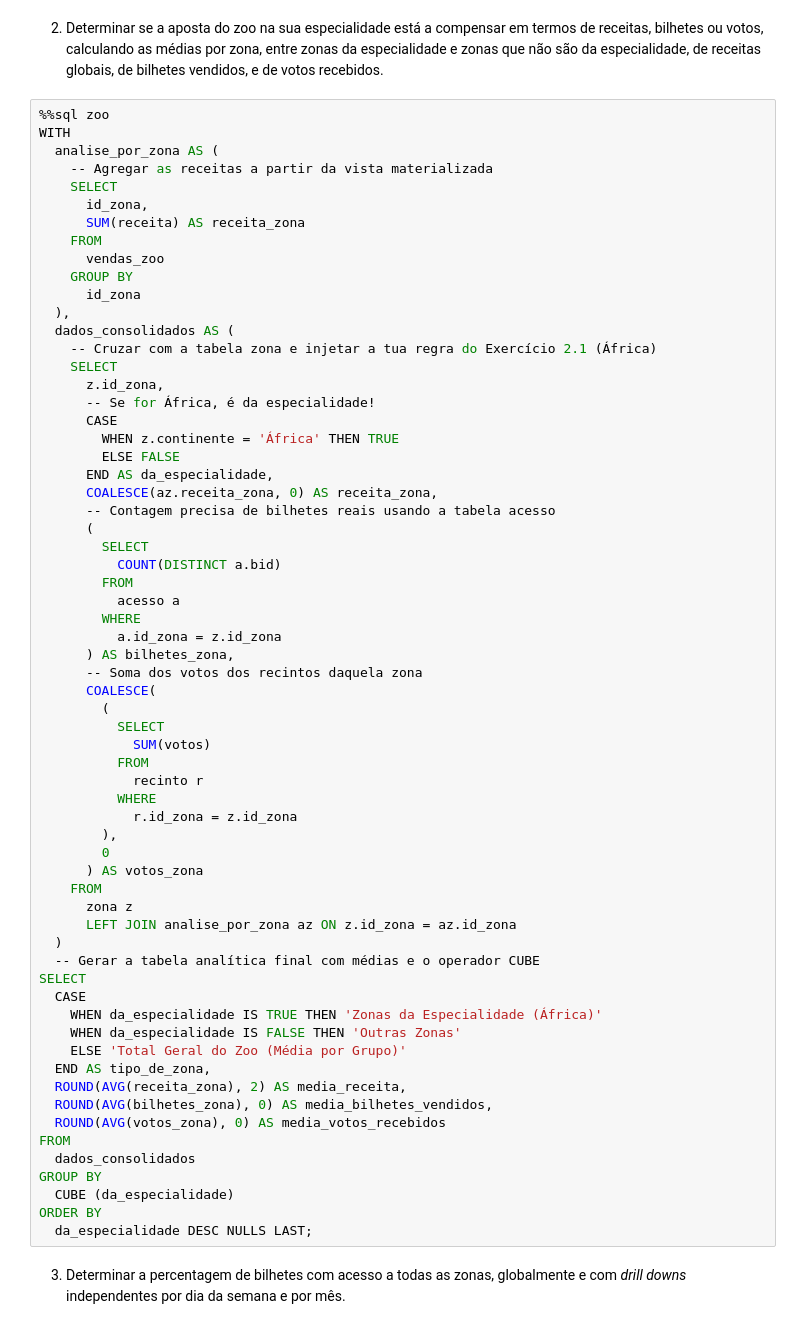
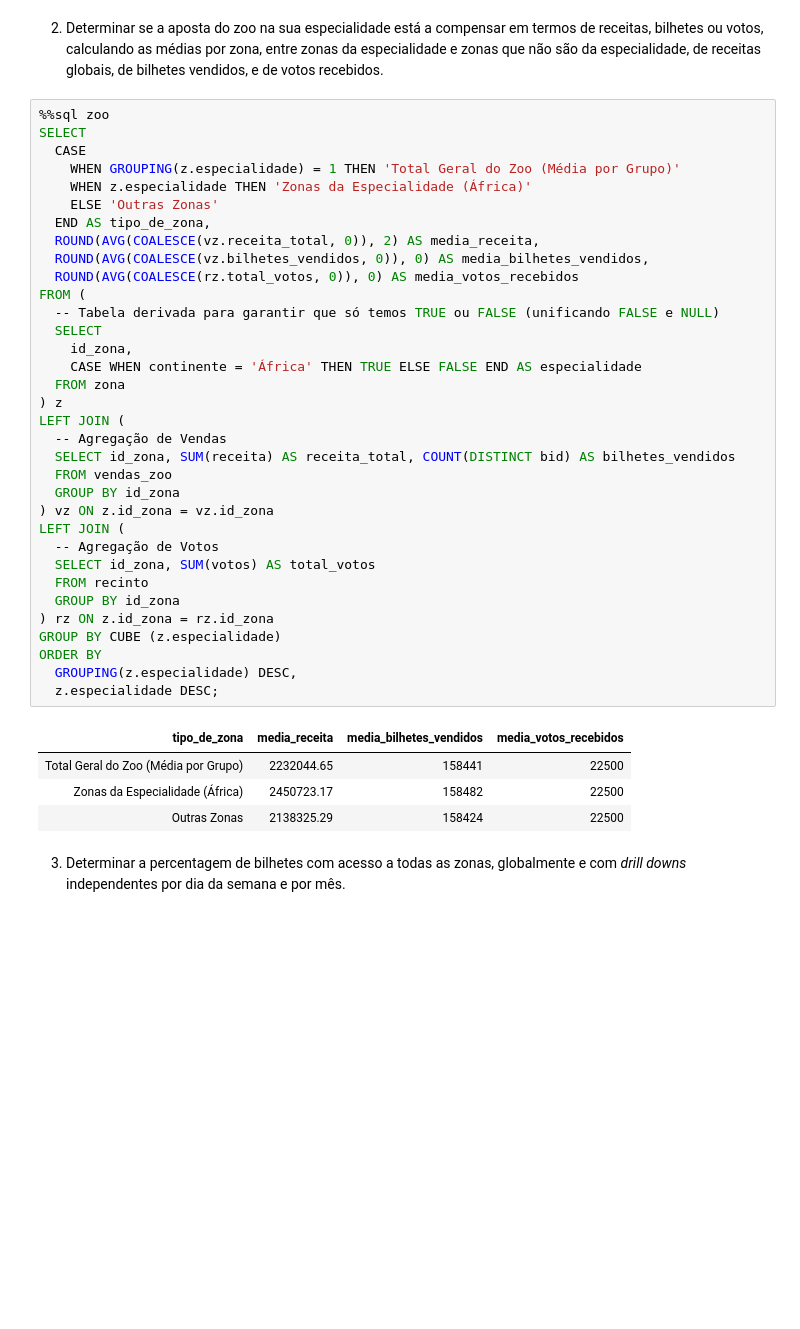
Before and after one commit to Lopes2005/bd-zoo, a Jupyter notebook: entrega-bd-02-46.ipynb, the cells around one changed output. Saved outputs shown, nothing was run; the diff lists cells and outputs as text; blank space fills up the shorter version.

```diff
--- a/entrega-bd-02-46.ipynb
+++ b/entrega-bd-02-46.ipynb
@@ -2348,68 +2522,43 @@ ORDER BY
 2. Determinar se a aposta do zoo na sua especialidade está a compensar em termos de receitas, bilhetes ou votos, calculando as médias por zona, entre zonas da especialidade e zonas que não são da especialidade, de receitas globais, de bilhetes vendidos, e de votos recebidos.
 # %%
 %%sql zoo
-WITH
-  analise_por_zona AS (
-    -- Agregar as receitas a partir da vista materializada
-    SELECT
-      id_zona,
-      SUM(receita) AS receita_zona
-    FROM
-      vendas_zoo
-    GROUP BY
-      id_zona
-  ),
-  dados_consolidados AS (
-    -- Cruzar com a tabela zona e injetar a tua regra do Exercício 2.1 (África)
-    SELECT
-      z.id_zona,
-      -- Se for África, é da especialidade!
-      CASE
-        WHEN z.continente = 'África' THEN TRUE
-        ELSE FALSE
-      END AS da_especialidade,
-      COALESCE(az.receita_zona, 0) AS receita_zona,
-      -- Contagem precisa de bilhetes reais usando a tabela acesso
-      (
-        SELECT
-          COUNT(DISTINCT a.bid)
-        FROM
-          acesso a
-        WHERE
-          a.id_zona = z.id_zona
-      ) AS bilhetes_zona,
-      -- Soma dos votos dos recintos daquela zona
-      COALESCE(
-        (
-          SELECT
-            SUM(votos)
-          FROM
-            recinto r
-          WHERE
-            r.id_zona = z.id_zona
-        ),
-        0
-      ) AS votos_zona
-    FROM
-      zona z
-      LEFT JOIN analise_por_zona az ON z.id_zona = az.id_zona
-  )
-  -- Gerar a tabela analítica final com médias e o operador CUBE
 SELECT
   CASE
-    WHEN da_especialidade IS TRUE THEN 'Zonas da Especialidade (África)'
-    WHEN da_especialidade IS FALSE THEN 'Outras Zonas'
-    ELSE 'Total Geral do Zoo (Média por Grupo)'
+    WHEN GROUPING(z.especialidade) = 1 THEN 'Total Geral do Zoo (Média por Grupo)'
+    WHEN z.especialidade THEN 'Zonas da Especialidade (África)'
+    ELSE 'Outras Zonas'
   END AS tipo_de_zona,
-  ROUND(AVG(receita_zona), 2) AS media_receita,
-  ROUND(AVG(bilhetes_zona), 0) AS media_bilhetes_vendidos,
-  ROUND(AVG(votos_zona), 0) AS media_votos_recebidos
-FROM
-  dados_consolidados
-GROUP BY
-  CUBE (da_especialidade)
+  ROUND(AVG(COALESCE(vz.receita_total, 0)), 2) AS media_receita,
+  ROUND(AVG(COALESCE(vz.bilhetes_vendidos, 0)), 0) AS media_bilhetes_vendidos,
+  ROUND(AVG(COALESCE(rz.total_votos, 0)), 0) AS media_votos_recebidos
+FROM (
+  -- Tabela derivada para garantir que só temos TRUE ou FALSE (unificando FALSE e NULL)
+  SELECT
+    id_zona,
+    CASE WHEN continente = 'África' THEN TRUE ELSE FALSE END AS especialidade
+  FROM zona
+) z
+LEFT JOIN (
+  -- Agregação de Vendas
+  SELECT id_zona, SUM(receita) AS receita_total, COUNT(DISTINCT bid) AS bilhetes_vendidos
+  FROM vendas_zoo
+  GROUP BY id_zona
+) vz ON z.id_zona = vz.id_zona
+LEFT JOIN (
+  -- Agregação de Votos
+  SELECT id_zona, SUM(votos) AS total_votos
+  FROM recinto
+  GROUP BY id_zona
+) rz ON z.id_zona = rz.id_zona
+GROUP BY CUBE (z.especialidade)
 ORDER BY
-  da_especialidade DESC NULLS LAST;
+  GROUPING(z.especialidade) DESC,
+  z.especialidade DESC;
+# %% [output]
+| tipo_de_zona | media_receita | media_bilhetes_vendidos | media_votos_recebidos |
+| Total Geral do Zoo (Média por Grupo) | 2232044.65 | 158441 | 22500 |
+| Zonas da Especialidade (África) | 2450723.17 | 158482 | 22500 |
+| Outras Zonas | 2138325.29 | 158424 | 22500 |
 # %% [markdown]
 3. Determinar a percentagem de bilhetes com acesso a todas as zonas, globalmente e com *drill downs* independentes por dia da semana e por mês.
 # %%
```
Also changed, not shown: parts of 18 cells of this notebook, 2 other files.
